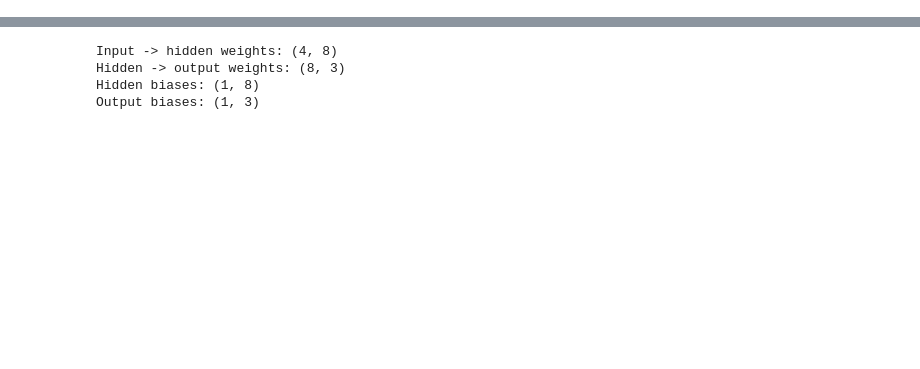
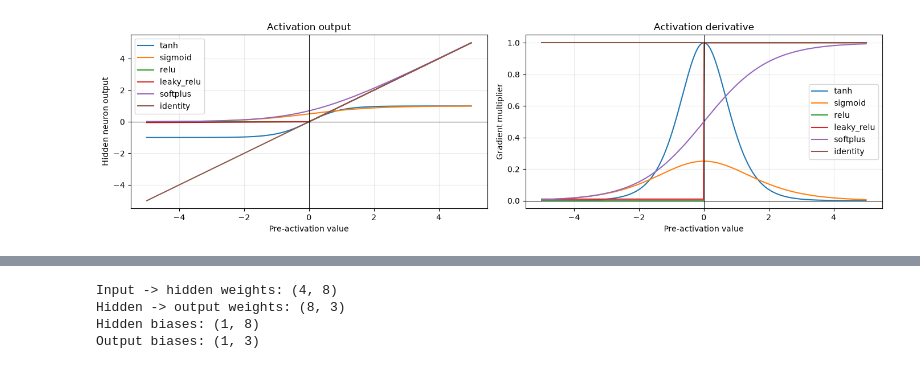
Before and after one commit to NguyenKz/CS2207.26.1.CH.02, a Jupyter notebook: gk/mds/ann_from_scratch_demo.ipynb, the cells around one changed output, grey strips where cells are left out. Saved outputs shown, nothing was run; the diff lists cells and outputs as text; code cells hidden in the pictures; blank space fills up the shorter version.

```diff
--- a/gk/mds/ann_from_scratch_demo.ipynb
+++ b/gk/mds/ann_from_scratch_demo.ipynb
@@ -242,0 +461,99 @@ Test accuracy: 1.000
+# %%
+# Biểu đồ 1: nhìn trực tiếp hình dạng activation và đạo hàm của chúng.
+activation_input_values = np.linspace(-5, 5, 400)
+figure, axes = plt.subplots(1, 2, figsize=(14, 4))
+
+for activation_name in SUPPORTED_ACTIVATION_NAMES:
+    activation_output_values = apply_hidden_activation(
+        activation_input_values, activation_name
+    )
+    activation_derivative_values = hidden_activation_derivative(
+        activation_input_values, activation_name
+    )
+    axes[0].plot(
+        activation_input_values,
+        activation_output_values,
+        label=activation_name,
+    )
+    axes[1].plot(
+        activation_input_values,
+        activation_derivative_values,
+        label=activation_name,
+    )
+
+axes[0].set_title('Activation output')
+axes[0].set_xlabel('Pre-activation value')
+axes[0].set_ylabel('Hidden neuron output')
+axes[1].set_title('Activation derivative')
+axes[1].set_xlabel('Pre-activation value')
+axes[1].set_ylabel('Gradient multiplier')
+for axis in axes:
+    axis.axhline(0, color='black', linewidth=0.7)
+    axis.axvline(0, color='black', linewidth=0.7)
+    axis.grid(alpha=0.25)
+    axis.legend()
+plt.tight_layout()
+plt.show()
+
+# Biểu đồ 2: train một model riêng cho từng activation.
+activation_models = {}
+activation_comparison_rows = []
+
+for activation_name in SUPPORTED_ACTIVATION_NAMES:
+    comparison_model = SimpleANN(
+        input_feature_count=4,
+        hidden_neuron_count=8,
+        output_class_count=3,
+        learning_rate=0.05,
+        random_seed=42,
+        hidden_activation_name=activation_name,
+    )
+    comparison_model.fit(
+        training_features,
+        training_one_hot_labels,
+        epochs=2000,
+        validation_features=validation_features,
+        validation_one_hot_targets=validation_one_hot_labels,
+    )
+    comparison_validation_accuracy = np.mean(
+        comparison_model.predict(validation_features) == validation_labels
+    )
+    comparison_testing_accuracy = np.mean(
+        comparison_model.predict(testing_features) == testing_labels
+    )
+    activation_models[activation_name] = comparison_model
+    activation_comparison_rows.append(
+        (
+            activation_name,
+            comparison_validation_accuracy,
+            comparison_testing_accuracy,
+            comparison_model.loss_history[-1],
+            comparison_model.validation_loss_history[-1],
+        )
+    )
+
+figure, axes = plt.subplots(1, 2, figsize=(14, 4))
+for activation_name, comparison_model in activation_models.items():
+    axes[0].plot(
+        comparison_model.loss_history,
+        label=activation_name,
+    )
+    axes[1].plot(
+        comparison_model.validation_loss_history,
+        label=activation_name,
+    )
+axes[0].set_title('Training loss by activation')
+axes[1].set_title('Validation loss by activation')
+for axis in axes:
+    axis.set_xlabel('Epoch')
+    axis.set_ylabel('Cross-entropy loss')
+    axis.grid(alpha=0.25)
+    axis.legend()
+plt.tight_layout()
+plt.show()
+
+print('Activation | validation accuracy | test accuracy | final train loss | final validation loss')
+for row in activation_comparison_rows:
+    print(f'{row[0]:<12} | {row[1]:>19.3f} | {row[2]:>14.3f} | {row[3]:>16.4f} | {row[4]:>21.4f}')
+# %% [output]
+[figure, added]
```
Also changed, not shown: parts of 20 cells of this notebook, 2 other files.
